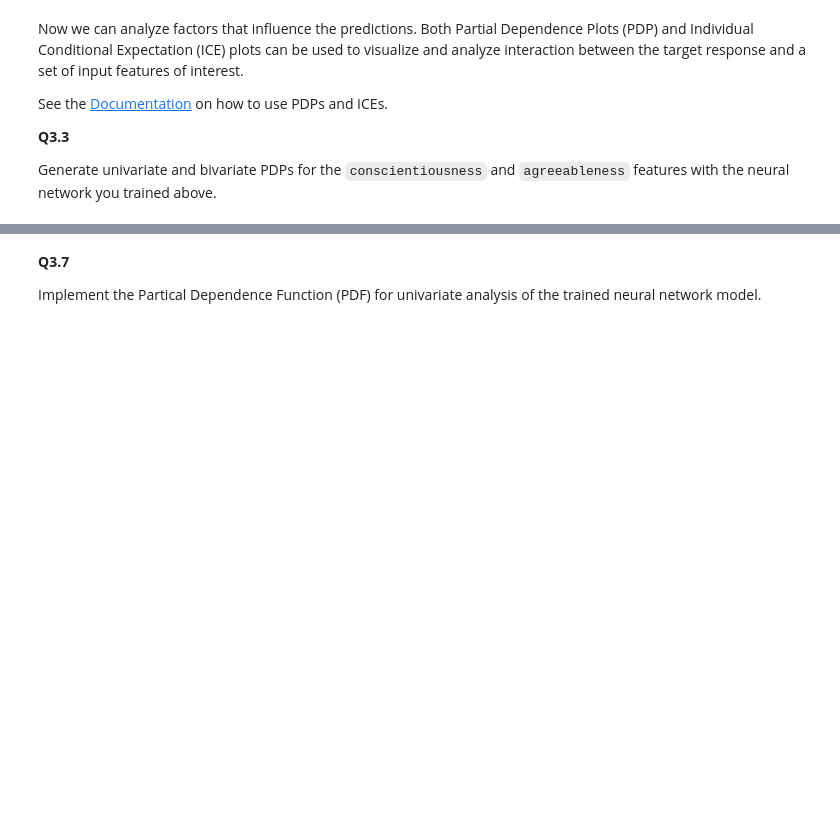
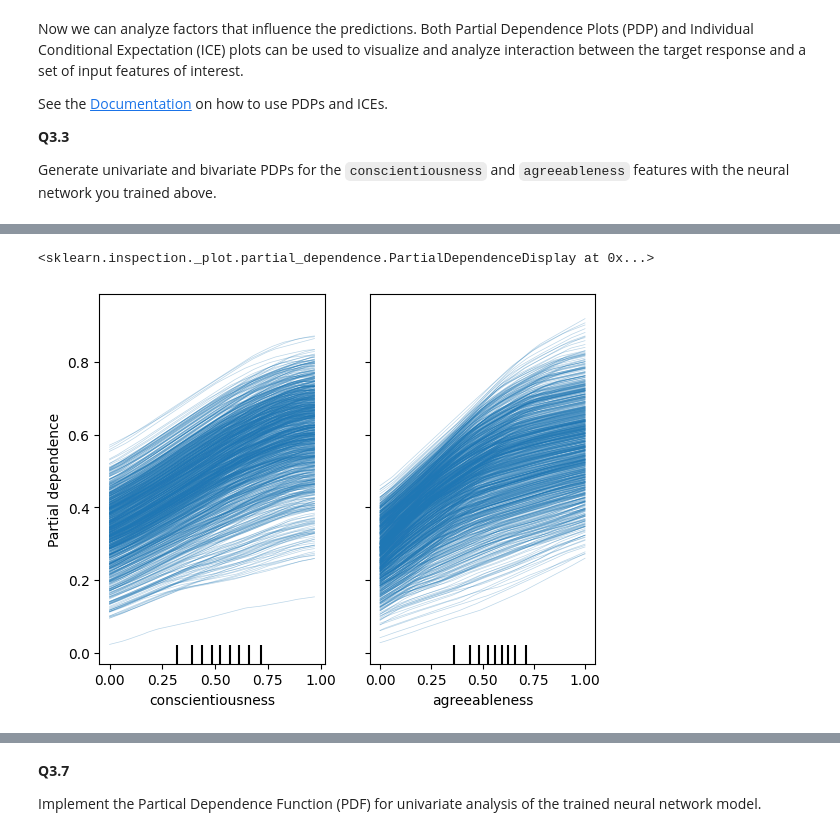
Before and after one commit to tkarab/HCML_assignments, a Jupyter notebook: Assignment 2/INFOMHCML_programming_assignment_explainability_2026_student.ipynb, the cells around one changed output, grey strips where cells are left out. Cells and saved outputs as stored; diff of their text form; code cells hidden in the pictures; blank space fills up the shorter version.

```diff
--- a/Assignment 2/INFOMHCML_programming_assignment_explainability_2026_student.ipynb
+++ b/Assignment 2/INFOMHCML_programming_assignment_explainability_2026_student.ipynb
@@ -286,0 +485,12 @@ What can you conclude from ICE plots above?
+# %%
+# ICEs
+
+PartialDependenceDisplay.from_estimator(
+    model,
+    train_features,
+    features=["conscientiousness", "agreeableness"],
+    kind="individual"
+)
+# %% [output]
+<sklearn.inspection._plot.partial_dependence.PartialDependenceDisplay at 0x...>
+[figure, added]
```
Also changed, not shown: parts of 23 cells of this notebook.
